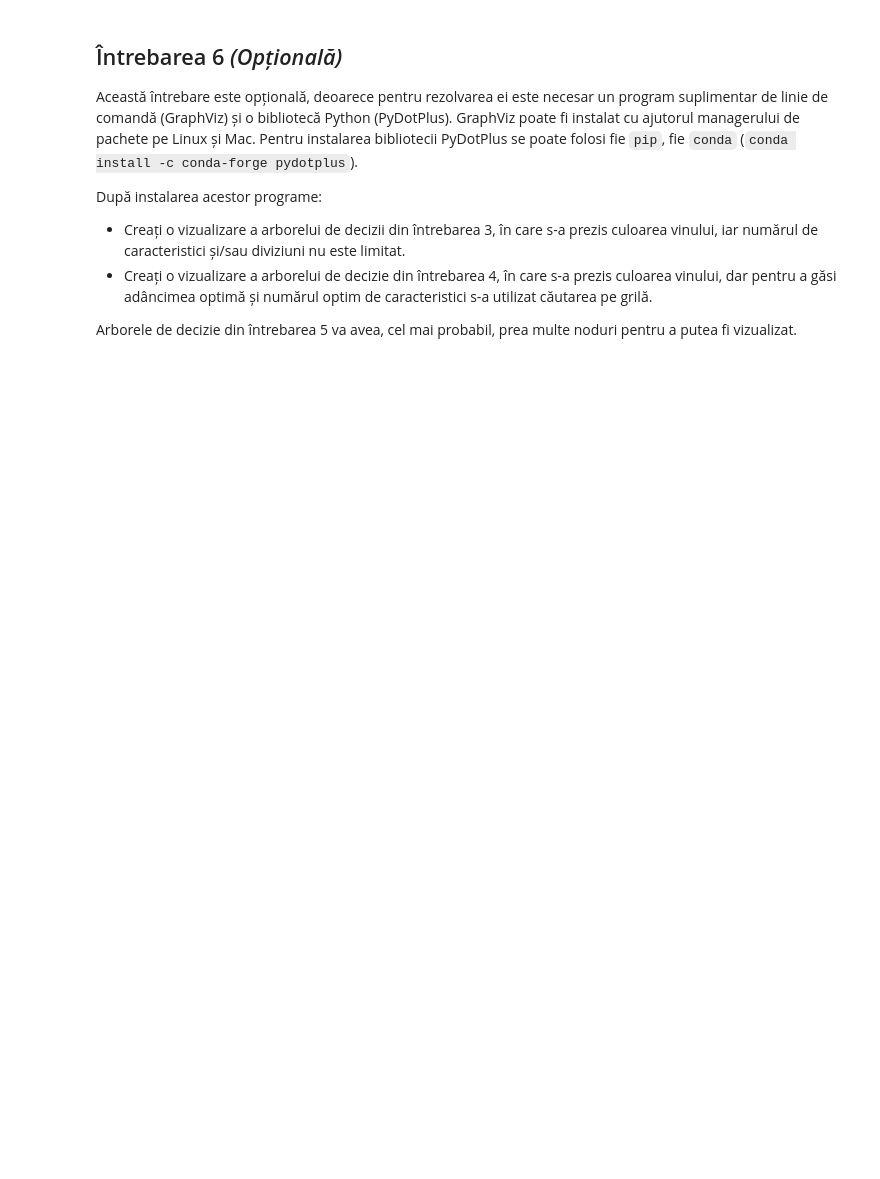
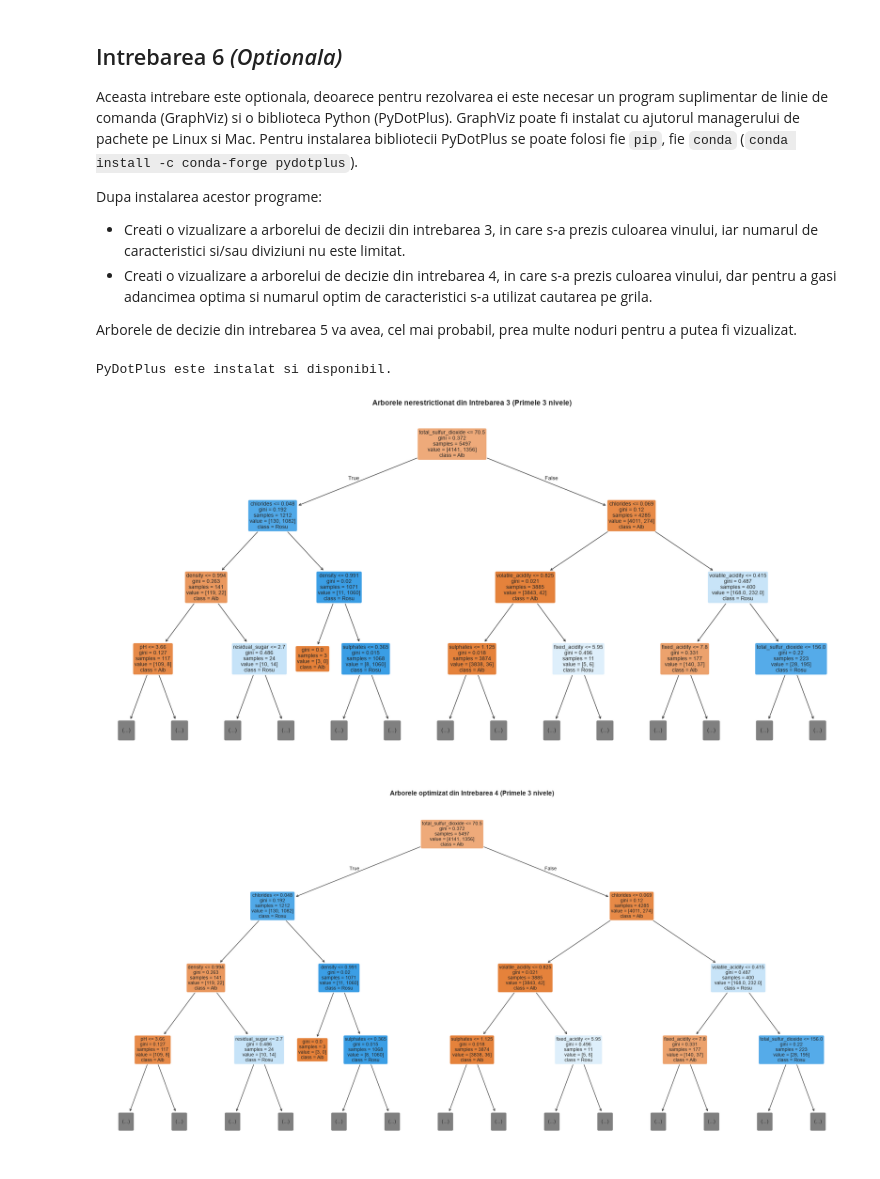
Before and after one commit to yettensyvus/ML-labs, a Jupyter notebook: lab07-08/Ro_08_Decision_Trees_Exercises.ipynb, the cells around one changed output. Drawn from its saved outputs; the diff is of its cells as text; code cells hidden in the pictures; blank space fills up the shorter version.

```diff
--- a/lab07-08/Ro_08_Decision_Trees_Exercises.ipynb
+++ b/lab07-08/Ro_08_Decision_Trees_Exercises.ipynb
@@ -66,11 +392,11 @@ Convertiți funcția de culoare într-un număr întreg. Iată o metodă rapidă
 # %% [markdown]
-## Întrebarea 6 *(Opțională)*
+## Intrebarea 6 *(Optionala)*
 
-Această întrebare este opțională, deoarece pentru rezolvarea ei este necesar un program suplimentar de linie de comandă (GraphViz) și o bibliotecă Python (PyDotPlus). GraphViz poate fi instalat cu ajutorul managerului de pachete pe Linux și Mac. Pentru instalarea bibliotecii PyDotPlus se poate folosi fie `pip`, fie `conda` (`conda install -c conda-forge pydotplus`).
+Aceasta intrebare este optionala, deoarece pentru rezolvarea ei este necesar un program suplimentar de linie de comanda (GraphViz) si o biblioteca Python (PyDotPlus). GraphViz poate fi instalat cu ajutorul managerului de pachete pe Linux si Mac. Pentru instalarea bibliotecii PyDotPlus se poate folosi fie `pip`, fie `conda` (`conda install -c conda-forge pydotplus`).
 
-După instalarea acestor programe:
+Dupa instalarea acestor programe:
 
-* Creați o vizualizare a arborelui de decizii din întrebarea 3, în care s-a prezis culoarea vinului, iar numărul de caracteristici și/sau diviziuni nu este limitat.
-* Creați o vizualizare a arborelui de decizie din întrebarea 4, în care s-a prezis culoarea vinului, dar pentru a găsi adâncimea optimă și numărul optim de caracteristici s-a utilizat căutarea pe grilă.
+* Creati o vizualizare a arborelui de decizii din intrebarea 3, in care s-a prezis culoarea vinului, iar numarul de caracteristici si/sau diviziuni nu este limitat.
+* Creati o vizualizare a arborelui de decizie din intrebarea 4, in care s-a prezis culoarea vinului, dar pentru a gasi adancimea optima si numarul optim de caracteristici s-a utilizat cautarea pe grila.
 
-Arborele de decizie din întrebarea 5 va avea, cel mai probabil, prea multe noduri pentru a putea fi vizualizat.
+Arborele de decizie din intrebarea 5 va avea, cel mai probabil, prea multe noduri pentru a putea fi vizualizat.
@@ -85,0 +403,47 @@ except:
+# %%
+# Verificarea disponibilitatii PyDotPlus
+try:
+    import pydotplus
+    pydotplus_installed = True
+    print("PyDotPlus este instalat si disponibil.")
+except:
+    print('PyDotPlus must be installed to execute the remainder of the cells associated with this question.')
+    print('Please see the instructions for this question for details.')
+    pydotplus_installed = False
+
+# Vizualizarea grafica nativa si robusta a arborilor folosind plot_tree din scikit-learn
+# Aceasta metoda functioneaza direct in orice mediu, fara dependente externe de compilare
+
+# 1. Vizualizarea primelor 3 nivele ale arborelui nerestrictionat din Intrebarea 3
+plt.figure(figsize=(20, 10))
+plot_tree(
+    tree_classifier,
+    max_depth=3,
+    feature_names=feature_cols,
+    class_names=['Alb', 'Rosu'],
+    filled=True,
+    rounded=True,
+    fontsize=10
+)
+plt.title("Arborele nerestrictionat din Intrebarea 3 (Primele 3 nivele)", fontsize=14, fontweight='bold')
+plt.tight_layout()
+plt.show()
+
+# 2. Vizualizarea primelor 3 nivele ale arborelui optimizat din Intrebarea 4
+plt.figure(figsize=(22, 11))
+plot_tree(
+    best_decision_tree,
+    max_depth=3,
+    feature_names=feature_cols,
+    class_names=['Alb', 'Rosu'],
+    filled=True,
+    rounded=True,
+    fontsize=10
+)
+plt.title("Arborele optimizat din Intrebarea 4 (Primele 3 nivele)", fontsize=14, fontweight='bold')
+plt.tight_layout()
+plt.show()
+# %% [output]
+PyDotPlus este instalat si disponibil.
+[figure, added]
+[figure, added]
```
Also changed, not shown: parts of 24 cells of this notebook, 1 other file.
